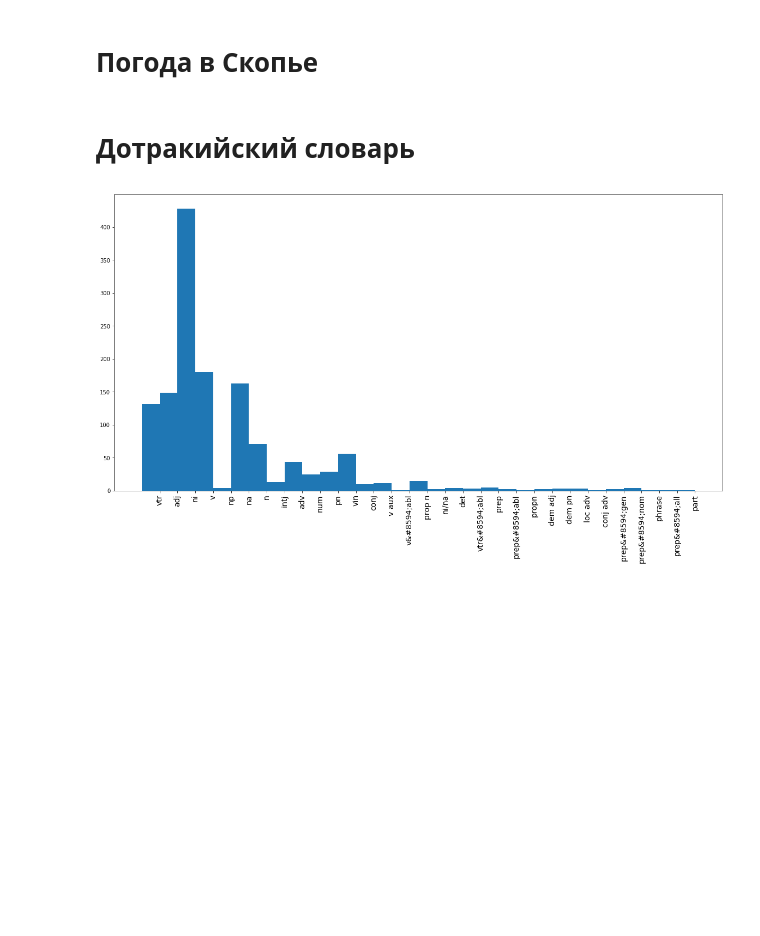
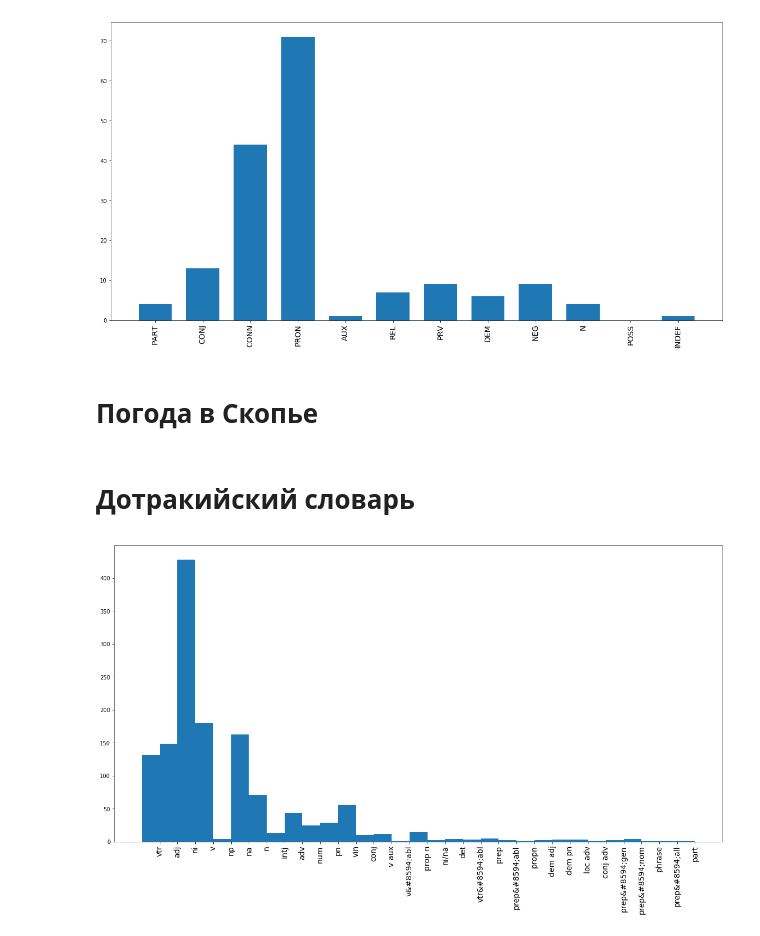
Before and after one commit to JoeAlato/python-hse, a Jupyter notebook: everything.ipynb, the cells around one changed output. Cells and saved outputs as stored; diff of their text form; code cells hidden in the pictures; blank space fills up the shorter version.

```diff
--- a/everything.ipynb
+++ b/everything.ipynb
@@ -0,0 +33,8 @@
+# %%
+with open("Glossing_rules.txt", "rb") as f:
+    content = f.readlines()
+# %%
+dict_glosses = {}
+for line in content:
+    line_ = line.decode('utf8').strip().split(' — ')
+    dict_glosses[line_[0]] = line_[1]
@@ -0,0 +64,22 @@
+# %%
+c.execute('CREATE TABLE IF NOT EXISTS glosses (id integer PRIMARY KEY, Denotation text, Description text)')
+c.execute('DELETE FROM glosses')
+i = 0
+for key, val in dict_glosses.items():
+    c.execute('INSERT INTO glosses VALUES (?,?,?)', (i, key, val))
+    i = i + 1
+conn.commit()
+# %%
+c.execute('CREATE TABLE IF NOT EXISTS words_glosses (id_word integer, id_gloss integer)')
+c.execute('DELETE FROM words_glosses')
+appearances = {}
+for i, row in enumerate(data):
+    for gloss_denot in row[2].split('.'):
+        if gloss_denot in dict_glosses.keys():
+            command = "SELECT * FROM glosses WHERE DENOTATION = '%D%'".replace('%D%', gloss_denot)
+            c.execute('INSERT INTO words_glosses VALUES (?,?)', (i, c.execute(command).fetchone()[0]))
+            if gloss_denot in appearances.keys():
+                appearances[gloss_denot] = appearances[gloss_denot] + 1
+            else:
+                appearances[gloss_denot] = 0
+conn.commit()
@@ -1,3 +91,16 @@
+# %%
+labels, values = zip(*appearances.items())
+
+label_size = 14
+plt.rcParams['xtick.labelsize'] = label_size
+indexes = np.arange(len(labels))
+width = 0.7
+plt.figure(figsize=(20,10))
+plt.bar(indexes, values, width, align='center')
+plt.xticks(indexes, labels, rotation='vertical')
+plt.show()
+# %% [output]
+[figure, added]
 # %%
 import urllib.request
 from bs4 import BeautifulSoup
```
Also changed, not shown: parts of 10 cells of this notebook, 3 other files.
